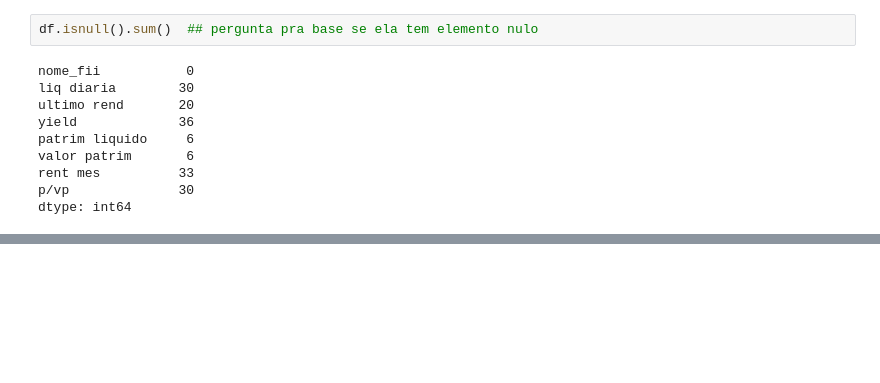
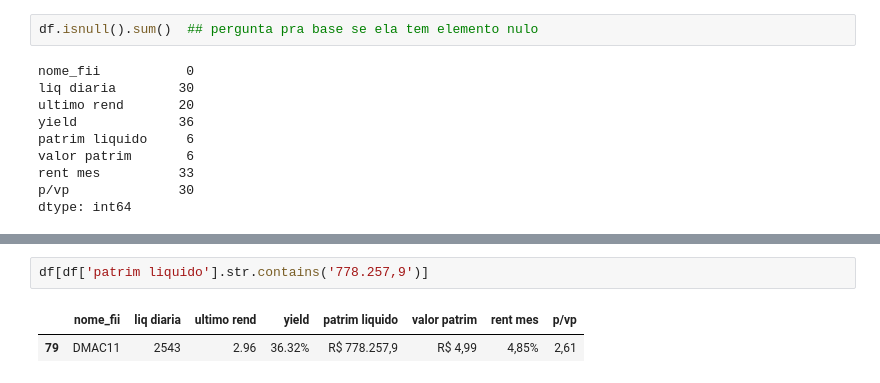
Before and after one commit to Rodrigo2S/WebScraping, a Jupyter notebook: Tratamento base fii.ipynb, the cells around one changed output, grey strips where cells are left out. Drawn from its saved outputs; the diff is of its cells as text; blank space fills up the shorter version.

```diff
--- a/Tratamento base fii.ipynb
+++ b/Tratamento base fii.ipynb
@@ -41,0 +227,5 @@ dtype: int64
+# %%
+df[df['patrim liquido'].str.contains('778.257,9')]
+# %% [output]
+|  | nome_fii | liq diaria | ultimo rend | yield | patrim liquido | valor patrim | rent mes | p/vp |
+| 79 | DMAC11 | 2543 | 2.96 | 36.32% | R$ 778.257,9 | R$ 4,99 | 4,85% | 2,61 |
```
Also changed, not shown: parts of 24 cells of this notebook, 2 other files.
